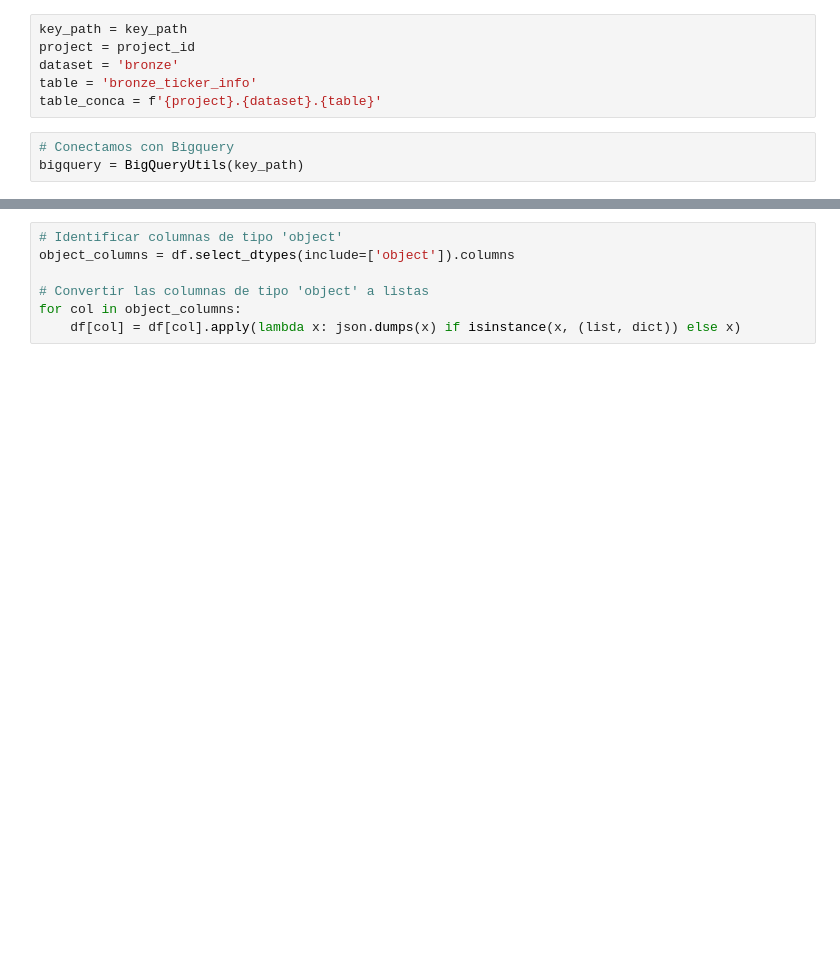
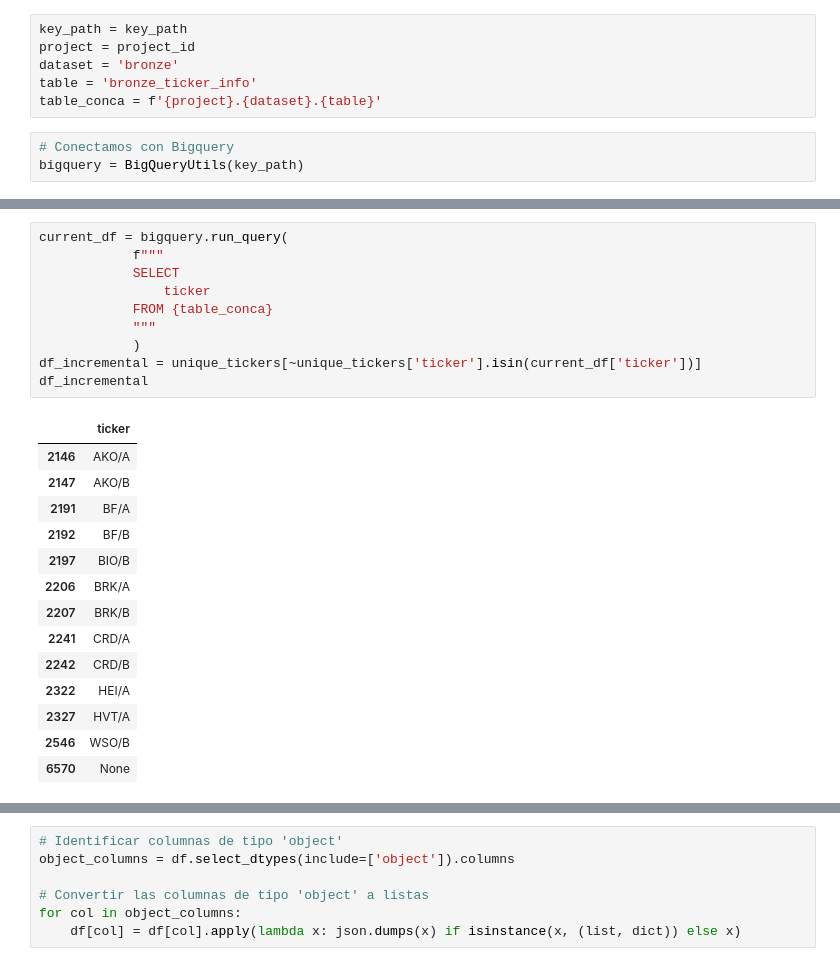
Before and after one commit to cmatoses/financialkeepcoders, a Jupyter notebook: bronze_ticker_info.ipynb, the cells around one changed output, grey strips where cells are left out. Saved outputs shown, nothing was run; the diff lists cells and outputs as text; blank space fills up the shorter version.

```diff
--- a/bronze_ticker_info.ipynb
+++ b/bronze_ticker_info.ipynb
@@ -47,0 +50,25 @@ unique_tickers
+# %%
+current_df = bigquery.run_query(
+            f"""
+            SELECT
+                ticker
+            FROM {table_conca}
+            """
+            )
+df_incremental = unique_tickers[~unique_tickers['ticker'].isin(current_df['ticker'])]
+df_incremental
+# %% [output]
+|  | ticker |
+| 2146 | AKO/A |
+| 2147 | AKO/B |
+| 2191 | BF/A |
+| 2192 | BF/B |
+| 2197 | BIO/B |
+| 2206 | BRK/A |
+| 2207 | BRK/B |
+| 2241 | CRD/A |
+| 2242 | CRD/B |
+| 2322 | HEI/A |
+| 2327 | HVT/A |
+| 2546 | WSO/B |
+| 6570 | None |
```
Also changed, not shown: parts of 7 cells of this notebook, 6 other files.
